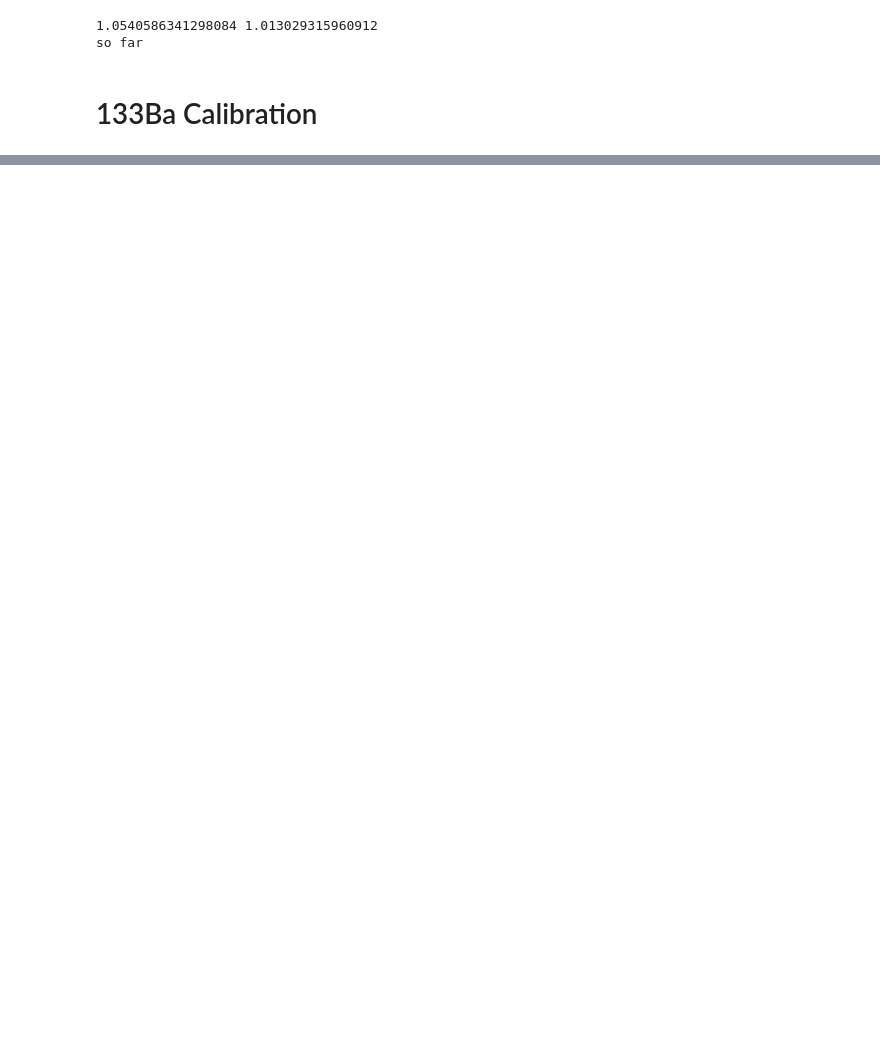
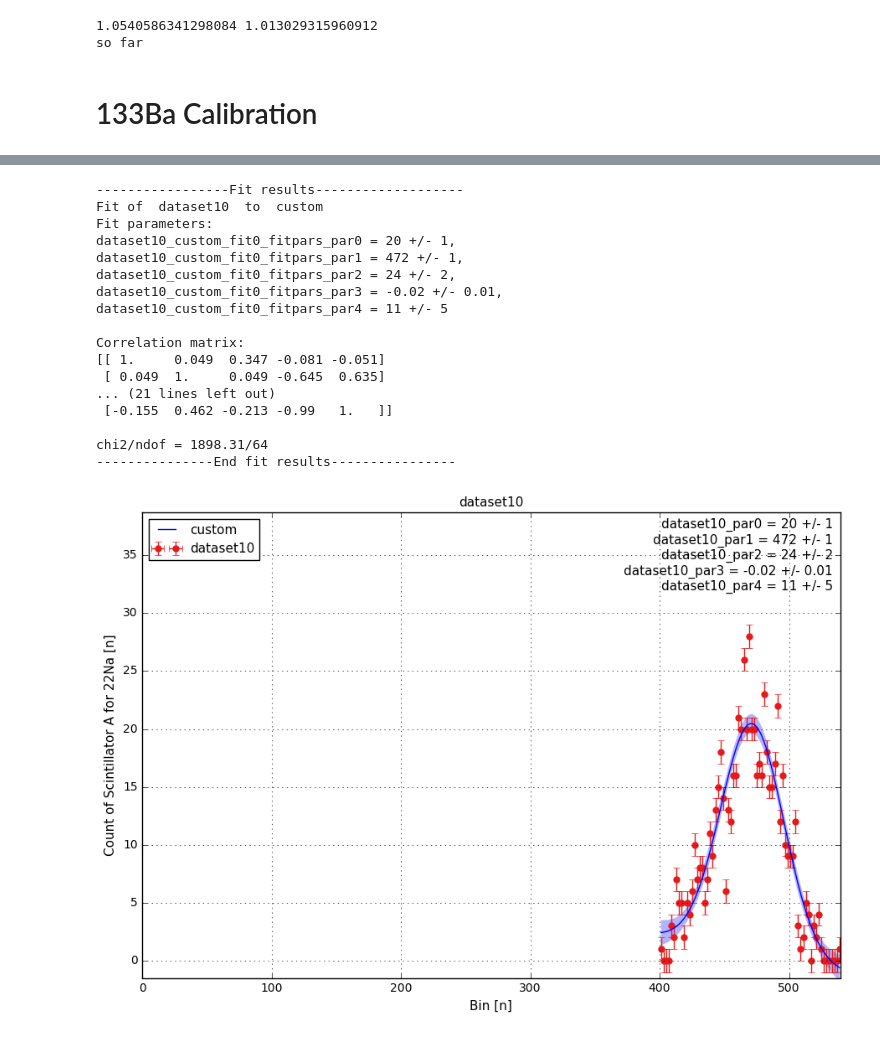
Before and after one commit to CapaFenLisesi/Modern-Physics-Labs, a Jupyter notebook: Compton Effect/CECalibration.ipynb, the cells around one changed output, grey strips where cells are left out. Saved outputs shown, nothing was run; the diff lists cells and outputs as text; code cells hidden in the pictures; blank space fills up the shorter version.

```diff
--- a/Compton Effect/CECalibration.ipynb
+++ b/Compton Effect/CECalibration.ipynb
@@ -124,0 +138,31 @@ The Scintillator B peak was located at: 75.8 with an std of 3.7
+# %%
+binsNaA = q.MeasurementArray(cal22Na[200:270,0],error=[0], name="Bin",units="n")
+binsNaB = q.MeasurementArray(cal22Na[200:270,0],error=[0], name="Bin",units="n")
+countNaASum = q.MeasurementArray(cal22Na[200:270,1],error=[1], name="Count of Scintillator A for 22Na",units="n")
+countNaBSum = q.MeasurementArray(cal22Na[200:270,2],error=[1], name="Count of Scintillator B for 22Na",units="n")
+# %%
+figure11 = q.MakePlot(binsNaA,countNaASum)
+figure12 = q.MakePlot(binsNaB,countNaBSum)
+figure11.fit(gaussianFit,fitcolor="blue", parguess=[30,450,10,1,1])
+figure12.fit(gaussianFit,fitcolor="blue", parguess=[40,450,10,1,1])
+figure11.show()
+figure12.show()
+# %% [output]
+-----------------Fit results-------------------
+Fit of  dataset10  to  custom
+Fit parameters:
+dataset10_custom_fit0_fitpars_par0 = 20 +/- 1,
+dataset10_custom_fit0_fitpars_par1 = 472 +/- 1,
+dataset10_custom_fit0_fitpars_par2 = 24 +/- 2,
+dataset10_custom_fit0_fitpars_par3 = -0.02 +/- 0.01,
+dataset10_custom_fit0_fitpars_par4 = 11 +/- 5
+
+Correlation matrix:
+[[ 1.     0.049  0.347 -0.081 -0.051]
+ [ 0.049  1.     0.049 -0.645  0.635]
+... (21 lines left out)
+ [-0.155  0.462 -0.213 -0.99   1.   ]]
+
+chi2/ndof = 1898.31/64
+---------------End fit results----------------
+[figure, added]
```
Also changed, not shown: parts of 18 cells of this notebook, 1 other file.
